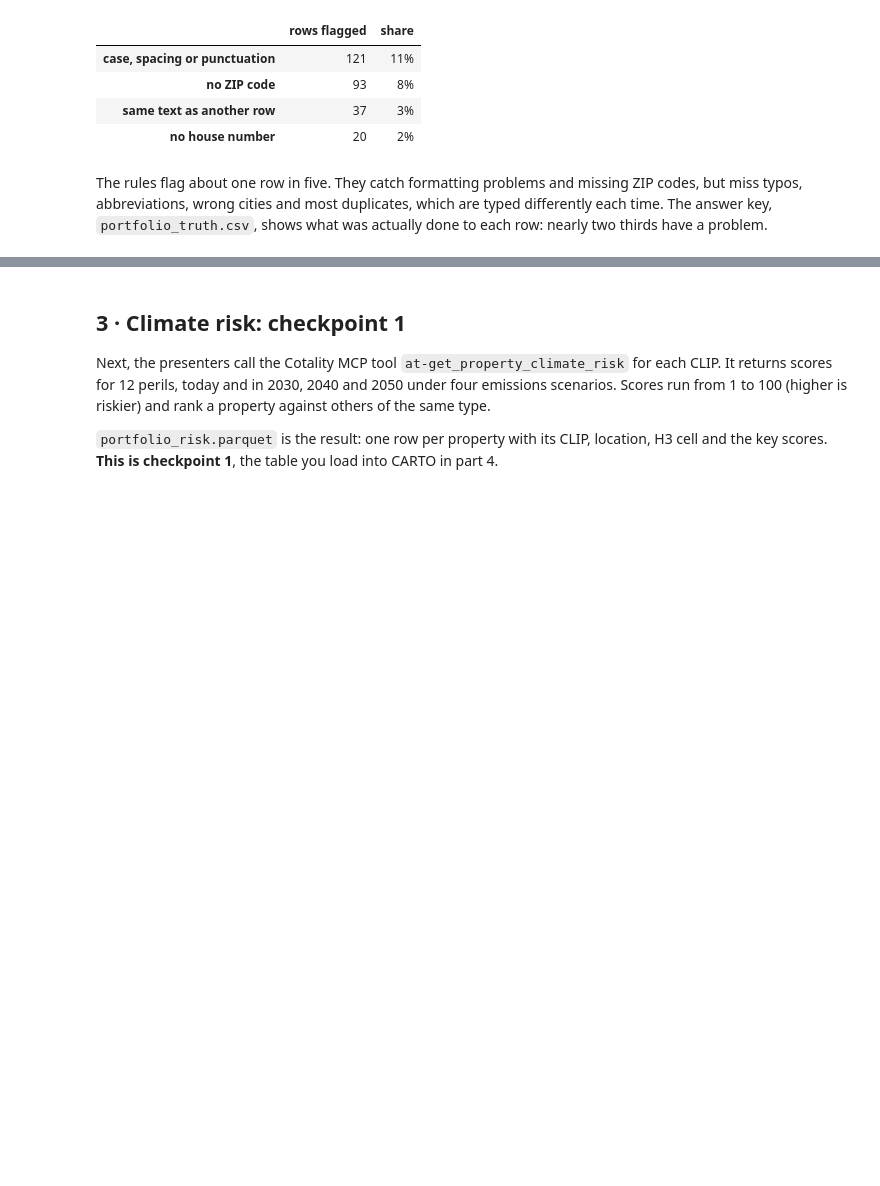
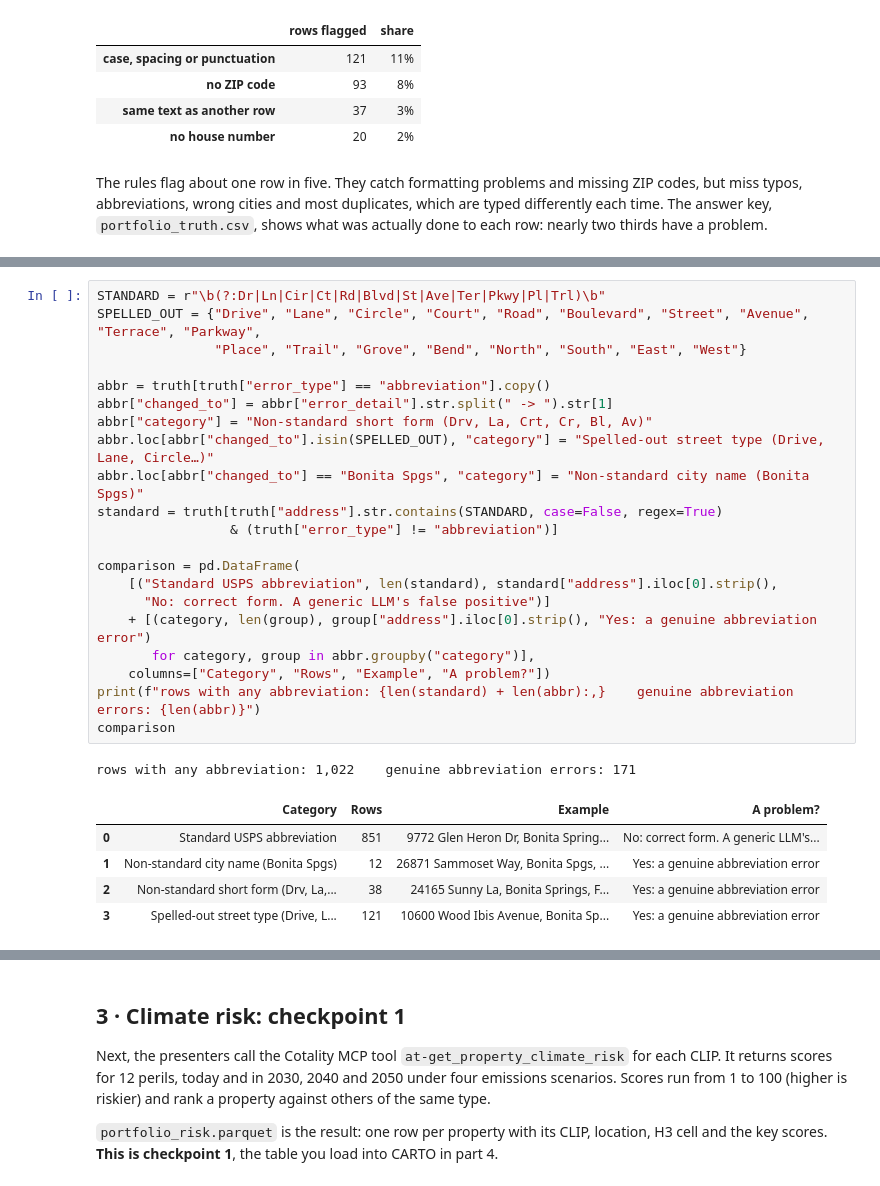
Before and after one commit to eprashar-clgx/sdsc-2026-re-portfolio-screening, a Jupyter notebook: notebooks/portfolio_screening.ipynb, the cells around one changed output, grey strips where cells are left out. Saved outputs shown, nothing was run; the diff lists cells and outputs as text; blank space fills up the shorter version.

```diff
--- a/notebooks/portfolio_screening.ipynb
+++ b/notebooks/portfolio_screening.ipynb
@@ -195 +204,29 @@ rows with an error: 63%    duplicate rows: 100    rows with no real property: 30
+# %%
+STANDARD = r"\b(?:Dr|Ln|Cir|Ct|Rd|Blvd|St|Ave|Ter|Pkwy|Pl|Trl)\b"
+SPELLED_OUT = {"Drive", "Lane", "Circle", "Court", "Road", "Boulevard", "Street", "Avenue", "Terrace", "Parkway",
+               "Place", "Trail", "Grove", "Bend", "North", "South", "East", "West"}
+
+abbr = truth[truth["error_type"] == "abbreviation"].copy()
+abbr["changed_to"] = abbr["error_detail"].str.split(" -> ").str[1]
+abbr["category"] = "Non-standard short form (Drv, La, Crt, Cr, Bl, Av)"
+abbr.loc[abbr["changed_to"].isin(SPELLED_OUT), "category"] = "Spelled-out street type (Drive, Lane, Circle…)"
+abbr.loc[abbr["changed_to"] == "Bonita Spgs", "category"] = "Non-standard city name (Bonita Spgs)"
+standard = truth[truth["address"].str.contains(STANDARD, case=False, regex=True)
+                 & (truth["error_type"] != "abbreviation")]
+
+comparison = pd.DataFrame(
+    [("Standard USPS abbreviation", len(standard), standard["address"].iloc[0].strip(),
+      "No: correct form. A generic LLM's false positive")]
+    + [(category, len(group), group["address"].iloc[0].strip(), "Yes: a genuine abbreviation error")
+       for category, group in abbr.groupby("category")],
+    columns=["Category", "Rows", "Example", "A problem?"])
+print(f"rows with any abbreviation: {len(standard) + len(abbr):,}    genuine abbreviation errors: {len(abbr)}")
+comparison
+# %% [output]
+rows with any abbreviation: 1,022    genuine abbreviation errors: 171
+|  | Category | Rows | Example | A problem? |
+| 0 | Standard USPS abbreviation | 851 | 9772 Glen Heron Dr, Bonita Spring... | No: correct form. A generic LLM's... |
+| 1 | Non-standard city name (Bonita Spgs) | 12 | 26871 Sammoset Way, Bonita Spgs, ... | Yes: a genuine abbreviation error |
+| 2 | Non-standard short form (Drv, La,... | 38 | 24165 Sunny La, Bonita Springs, F... | Yes: a genuine abbreviation error |
+| 3 | Spelled-out street type (Drive, L... | 121 | 10600 Wood Ibis Avenue, Bonita Sp... | Yes: a genuine abbreviation error |
 # %% [markdown]
```
Also changed, not shown: parts of 22 cells of this notebook, 11 other files.
